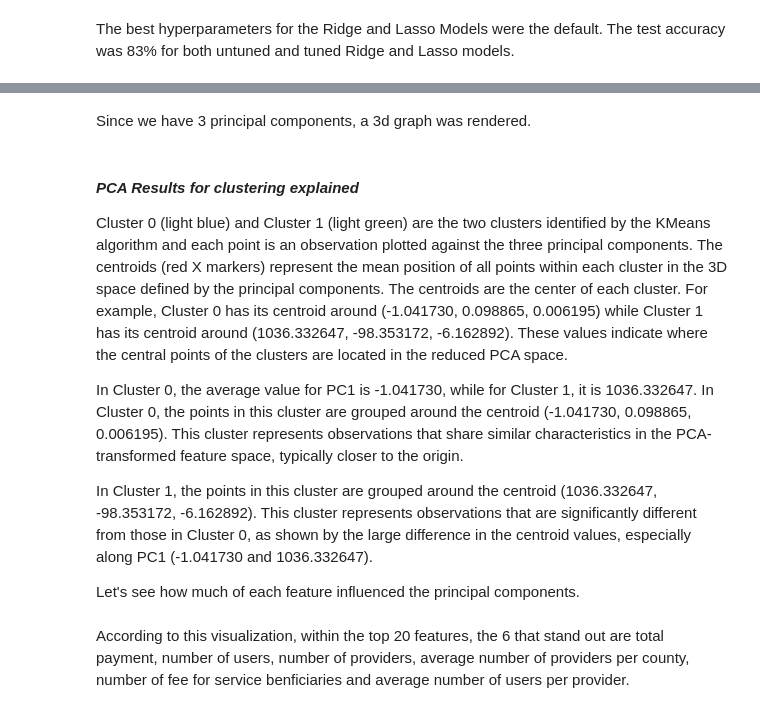
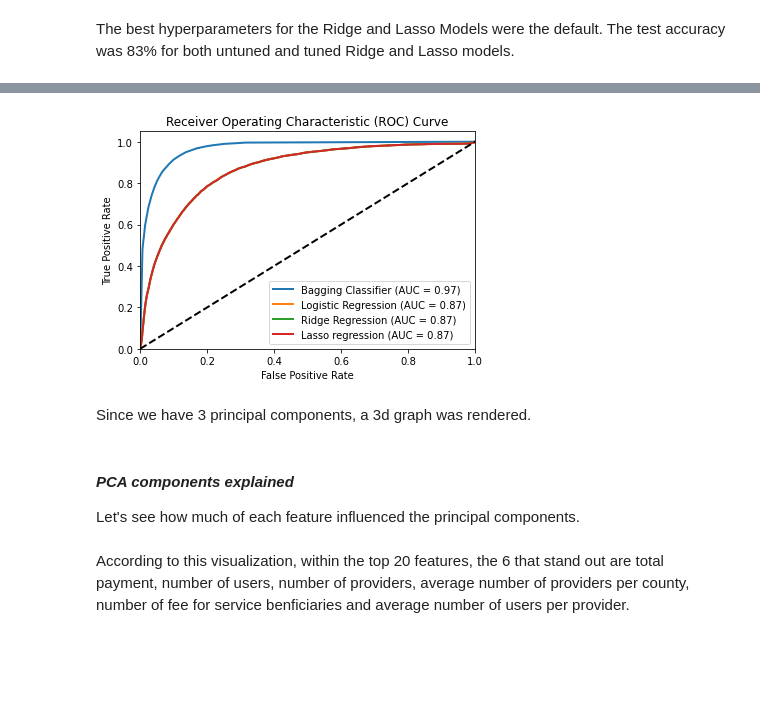
Before and after one commit to samantharivas/healthcare-market-saturation-fraud, a Jupyter notebook: Modeling.ipynb, the cells around one changed output, grey strips where cells are left out. Cells and saved outputs as stored; diff of their text form; code cells hidden in the pictures; blank space fills up the shorter version.

Commit message:
Removed Kmeans, added AUC/ROC and SGD

```diff
--- a/Modeling.ipynb
+++ b/Modeling.ipynb
@@ -1440,2 +1275,36 @@ print(f'Optimal number of clusters: {best_n_clusters}')
+# %%
+# Initialize models
+models = {
+    'Bagging Classifier': best_bag_model,
+    'Logistic Regression': logreg_model,
+    'Ridge Regression': best_ridge_model,
+    'Lasso regression' : best_lasso_model
+}
+
+# Fit models and compute ROC curves
+plt.figure()
+
+for name, model in models.items():
+    model.fit(x_train_scaled_pca, y_train)
+    y_probs = model.predict_proba(x_test_scaled_pca)[:, 1]  # Probabilities for the positive class
+
+    # Compute ROC curve
+    fpr, tpr, _ = roc_curve(y_test, y_probs)
+    roc_auc = auc(fpr, tpr)
+
+    # Plot ROC curve
+    plt.plot(fpr, tpr, lw=2, label=f'{name} (AUC = {roc_auc:0.2f})')
+
+# Plot settings
+plt.plot([0, 1], [0, 1], 'k--', lw=2)
+plt.xlim([0.0, 1.0])
+plt.ylim([0.0, 1.05])
+plt.xlabel('False Positive Rate')
+plt.ylabel('True Positive Rate')
+plt.title('Receiver Operating Characteristic (ROC) Curve')
+plt.legend(loc="lower right")
+plt.show()
+# %% [output]
+[figure, added]
 # %% [markdown]
 Since we have 3 principal components, a 3d graph was rendered.
@@ -1484,11 +1311,5 @@ plt.show()
 # %% [markdown]
-#### *PCA Results for clustering explained*
-
-Cluster 0 (light blue) and Cluster 1 (light green) are the two clusters identified by the KMeans algorithm and each point is an observation plotted against the three principal components. The centroids (red X markers) represent the mean position of all points within each cluster in the 3D space defined by the principal components. The centroids are the center of each cluster. For example, Cluster 0 has its centroid around (-1.041730, 0.098865, 0.006195) while Cluster 1 has its centroid around (1036.332647, -98.353172, -6.162892). These values indicate where the central points of the clusters are located in the reduced PCA space.
-
-In Cluster 0, the average value for PC1 is -1.041730, while for Cluster 1, it is 1036.332647. In Cluster 0, the points in this cluster are grouped around the centroid (-1.041730, 0.098865, 0.006195). This cluster represents observations that share similar characteristics in the PCA-transformed feature space, typically closer to the origin.
-
-In Cluster 1, the points in this cluster are grouped around the centroid (1036.332647, -98.353172, -6.162892). This cluster represents observations that are significantly different from those in Cluster 0, as shown by the large difference in the centroid values, especially along PC1 (-1.041730 and 1036.332647).
+#### *PCA components explained*
 
 Let's see how much of each feature influenced the principal components.
 # %%
```
Also changed, not shown: parts of 51 cells of this notebook.
